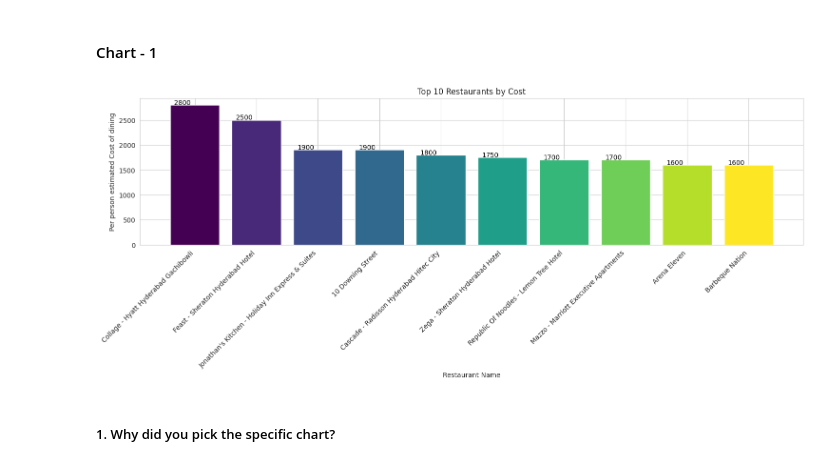
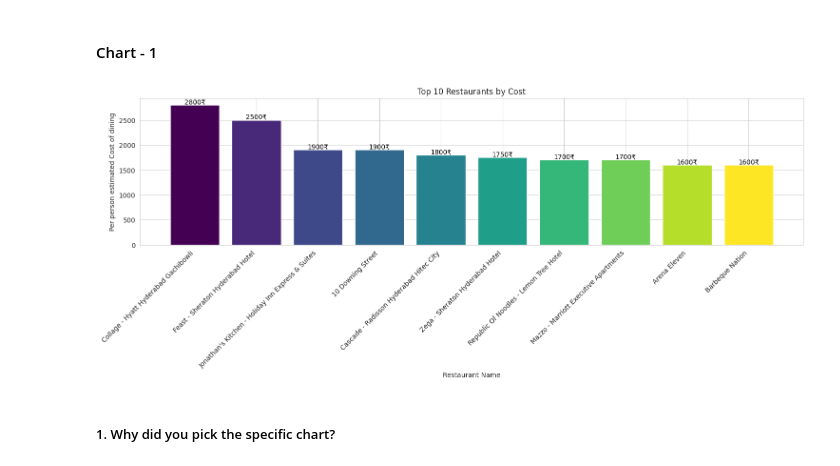
Before and after one commit to dipakpatil2001/Zomato-Restaurant-Clustering-And-Sentiment-Analysis-Unsupervised-ML, a Jupyter notebook: Zomato_Restaurant_Clustering_And_Sentiment_Analysis.ipynb, the cells around one changed output. Drawn from its saved outputs; the diff is of its cells as text; code cells hidden in the pictures.

```diff
--- a/Zomato_Restaurant_Clustering_And_Sentiment_Analysis.ipynb
+++ b/Zomato_Restaurant_Clustering_And_Sentiment_Analysis.ipynb
@@ -608,34 +608,34 @@ Answer Here.
 # %%
 # Chart - 1 visualization code
 # top 10 restaurants by cost
 top10_res_by_cost = meta_df[['Name', 'Cost']].sort_values(by='Cost', ascending=False).head(10).reset_index(drop=True)
 # Plotting a colorful bar chart for the top 10 restaurants by cost
 plt.figure(figsize=(18, 4))
 
 # Define colors using a colormap
 colors = plt.cm.viridis(np.linspace(0, 1, len(top10_res_by_cost)))
 
 # Plotting the bars with different colors
 bars = plt.bar(top10_res_by_cost['Name'], top10_res_by_cost['Cost'], color=colors)
 
 # # Adding a colorbar for reference
 # cbar = plt.colorbar(plt.cm.ScalarMappable(cmap='viridis'))
 # cbar.set_label('Total Cost')
 
 plt.xlabel('Restaurant Name')
 plt.ylabel('Per person estimated Cost of dining')
 plt.title('Top 10 Restaurants by Cost')
 plt.xticks(rotation=45, ha='right')
 plt.xticks(size = 10)
 
 # Adding values on top of the bars for better visibility
 for bar in bars:
-    plt.text(bar.get_x() + bar.get_width() / 2 - 0.2, bar.get_height() + 10,
-             round(bar.get_height(), 2), ha='center', color='black')
+    plt.text(bar.get_x() + bar.get_width() / 2, bar.get_height() + 25,
+             f'{round(bar.get_height(), 2)}₹', ha='center', color='black')
 
 plt.show()
 # %% [output]
-[figure, old version]
+[figure, new version]
 # %% [markdown]
 ##### 1. Why did you pick the specific chart?
 # %% [markdown]
```
Also changed, not shown: parts of 154 cells of this notebook.
